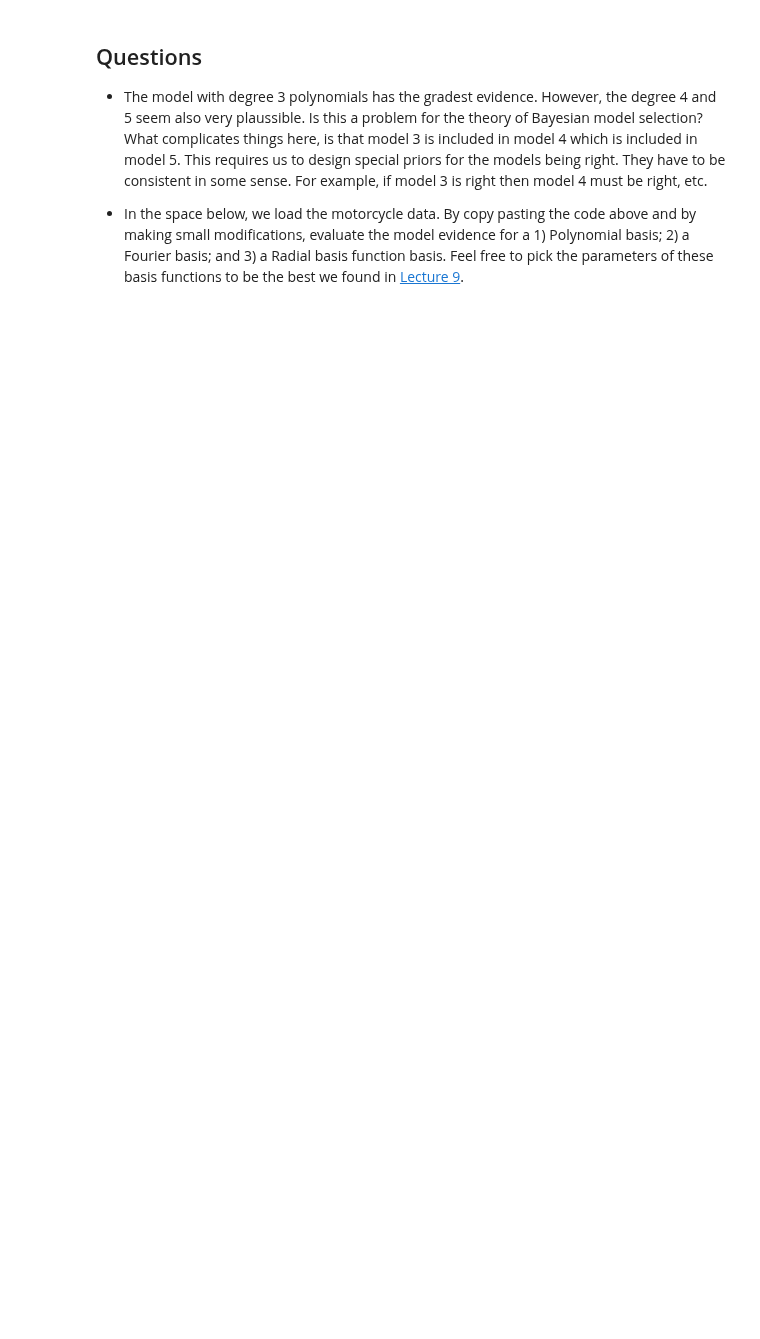
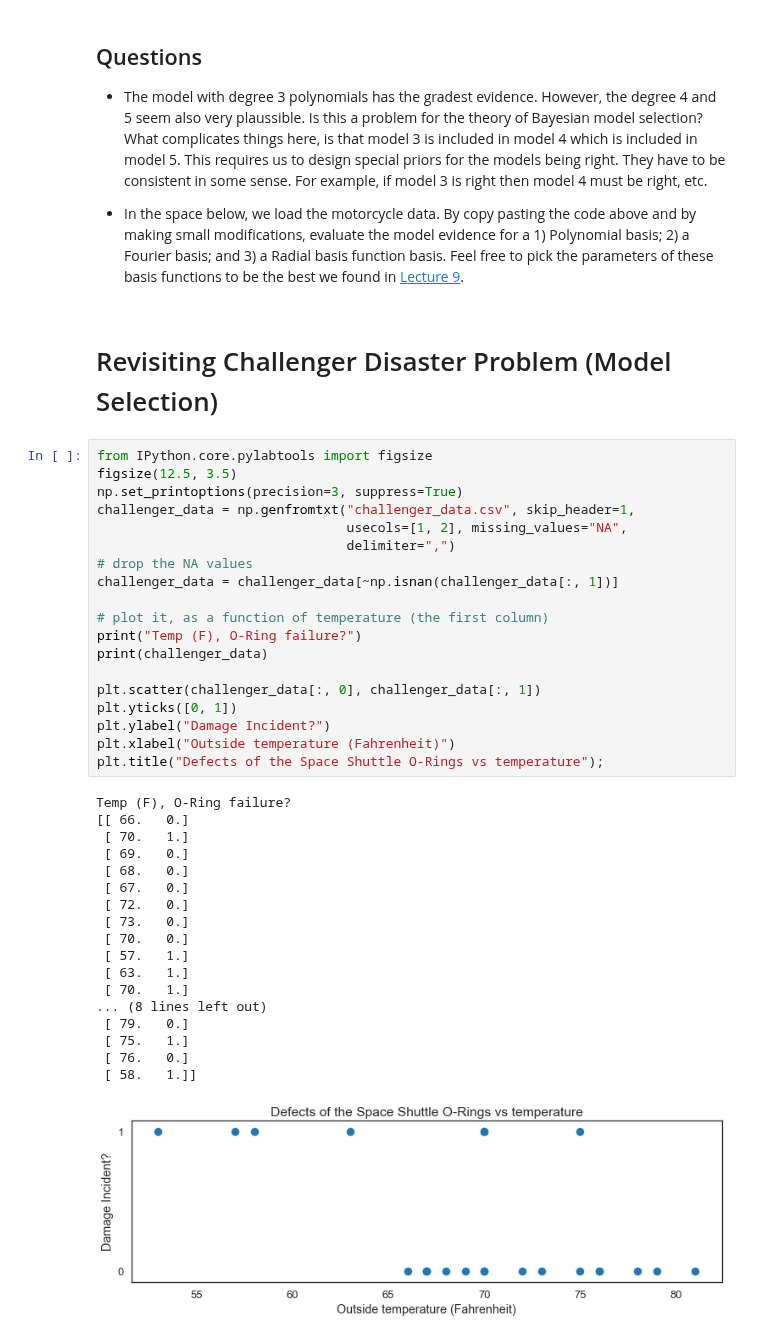
Before and after one commit to PredictiveScienceLab/uq-course, a Jupyter notebook: handouts/handout_24.ipynb, the cells around one changed output. Cells and saved outputs as stored; diff of their text form; blank space fills up the shorter version.

```diff
--- a/handouts/handout_24.ipynb
+++ b/handouts/handout_24.ipynb
@@ -371,3 +375,43 @@ ax.bar(np.arange(1, len(log_Zs) + 1), np.exp(log_Zs) / np.sum(np.exp(log_Zs)))
 + The model with degree 3 polynomials has the gradest evidence. However, the degree 4 and 5 seem also very plaussible. Is this a problem for the theory of Bayesian model selection? What complicates things here, is that model 3 is included in model 4 which is included in model 5. This requires us to design special priors for the models being right. They have to be consistent in some sense. For example, if model 3 is right then model 4 must be right, etc.
 
 + In the space below, we load the motorcycle data. By copy pasting the code above and by making small modifications, evaluate the model evidence for a 1) Polynomial basis; 2) a Fourier basis; and 3) a Radial basis function basis. Feel free to pick the parameters of these basis functions to be the best we found in [Lecture 9](./lec_09.ipynb).
+# %% [markdown]
+# Revisiting Challenger Disaster Problem (Model Selection)
+# %%
+from IPython.core.pylabtools import figsize
+figsize(12.5, 3.5)
+np.set_printoptions(precision=3, suppress=True)
+challenger_data = np.genfromtxt("challenger_data.csv", skip_header=1,
+                                usecols=[1, 2], missing_values="NA",
+                                delimiter=",")
+# drop the NA values
+challenger_data = challenger_data[~np.isnan(challenger_data[:, 1])]
+
+# plot it, as a function of temperature (the first column)
+print("Temp (F), O-Ring failure?")
+print(challenger_data)
+
+plt.scatter(challenger_data[:, 0], challenger_data[:, 1])
+plt.yticks([0, 1])
+plt.ylabel("Damage Incident?")
+plt.xlabel("Outside temperature (Fahrenheit)")
+plt.title("Defects of the Space Shuttle O-Rings vs temperature");
+# %% [output]
+Temp (F), O-Ring failure?
+[[ 66.   0.]
+ [ 70.   1.]
+ [ 69.   0.]
+ [ 68.   0.]
+ [ 67.   0.]
+ [ 72.   0.]
+ [ 73.   0.]
+ [ 70.   0.]
+ [ 57.   1.]
+ [ 63.   1.]
+ [ 70.   1.]
+... (8 lines left out)
+ [ 79.   0.]
+ [ 75.   1.]
+ [ 76.   0.]
+ [ 58.   1.]]
+[figure, added]
```
Also changed, not shown: parts of 28 cells of this notebook, 1 other file.
